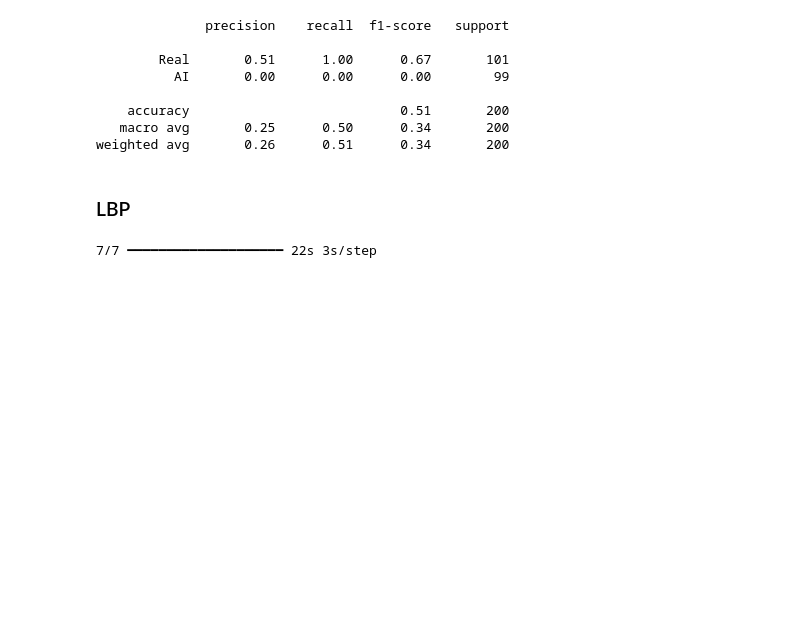
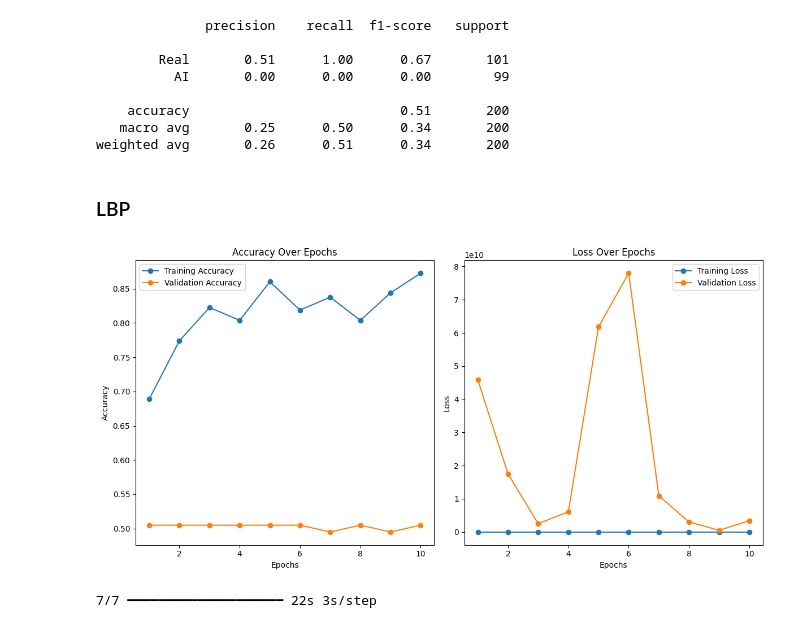
Before and after one commit to Seagata0/Anime-AI-Art-Detector, a Jupyter notebook: AI Art Detector.ipynb, the cells around one changed output. Cells and saved outputs as stored; diff of their text form; code cells hidden in the pictures; blank space fills up the shorter version.

```diff
--- a/AI Art Detector.ipynb
+++ b/AI Art Detector.ipynb
@@ -285,6 +287,8 @@ with open('history2.json', 'w') as f:
 # %%
 #load
 model2 = load_model('modelLBP.keras')
+with open('history3.json', 'r') as f:
+    history2 = json.load(f)
 # %% [markdown]
 ### Default
 # %%
@@ -333,6 +366,35 @@ print(report)
 weighted avg       0.26      0.51      0.34       200
 # %% [markdown]
 ### LBP
+# %%
+#history
+acc = history2.history['accuracy']
+val_acc = history2.history['val_accuracy']
+loss = history2.history['loss']
+val_loss = history2.history['val_loss']
+epochs = range(1, len(acc) + 1)
+
+plt.figure(figsize=(12, 6))
+plt.subplot(1, 2, 1)
+plt.plot(epochs, acc, label='Training Accuracy', marker='o')
+plt.plot(epochs, val_acc, label='Validation Accuracy', marker='o')
+plt.title('Accuracy Over Epochs')
+plt.xlabel('Epochs')
+plt.ylabel('Accuracy')
+plt.legend()
+
+plt.subplot(1, 2, 2)
+plt.plot(epochs, loss, label='Training Loss', marker='o')
+plt.plot(epochs, val_loss, label='Validation Loss', marker='o')
+plt.title('Loss Over Epochs')
+plt.xlabel('Epochs')
+plt.ylabel('Loss')
+plt.legend()
+
+plt.tight_layout()
+plt.show()
+# %% [output]
+[figure, added]
 # %%
 # confusion matrix
 y_val_pred = model2.predict(x_val2)
```
Also changed, not shown: parts of 2 cells of this notebook, 3 other files.
